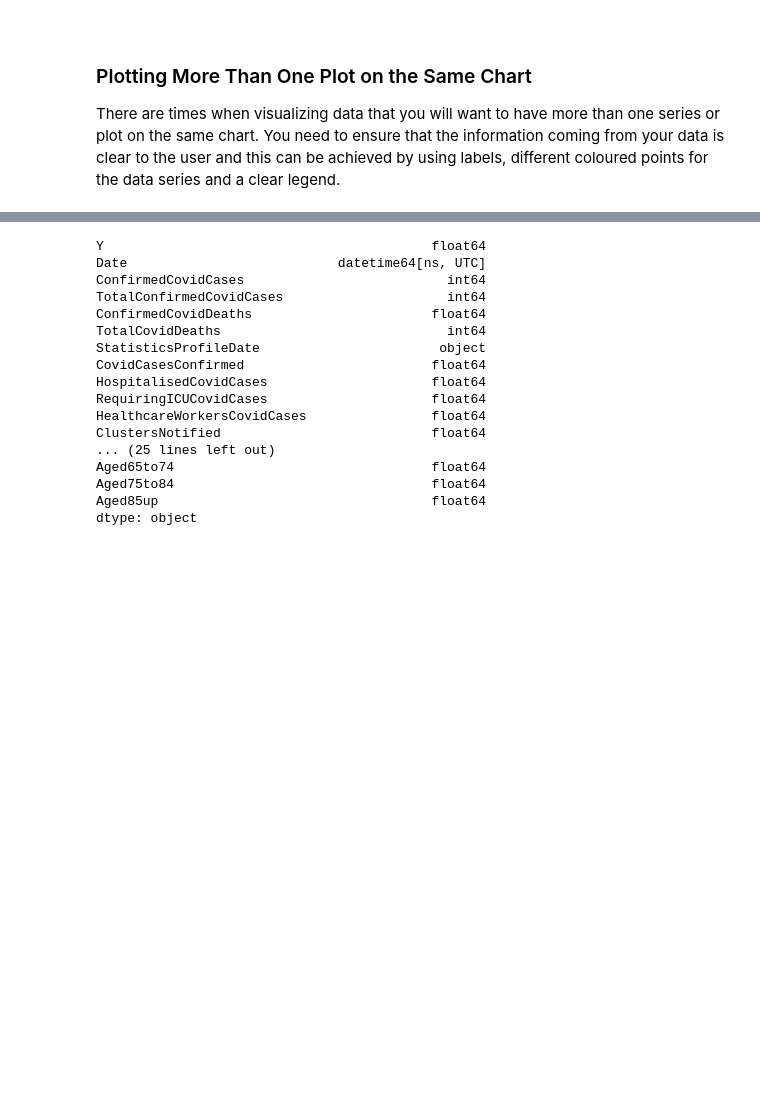
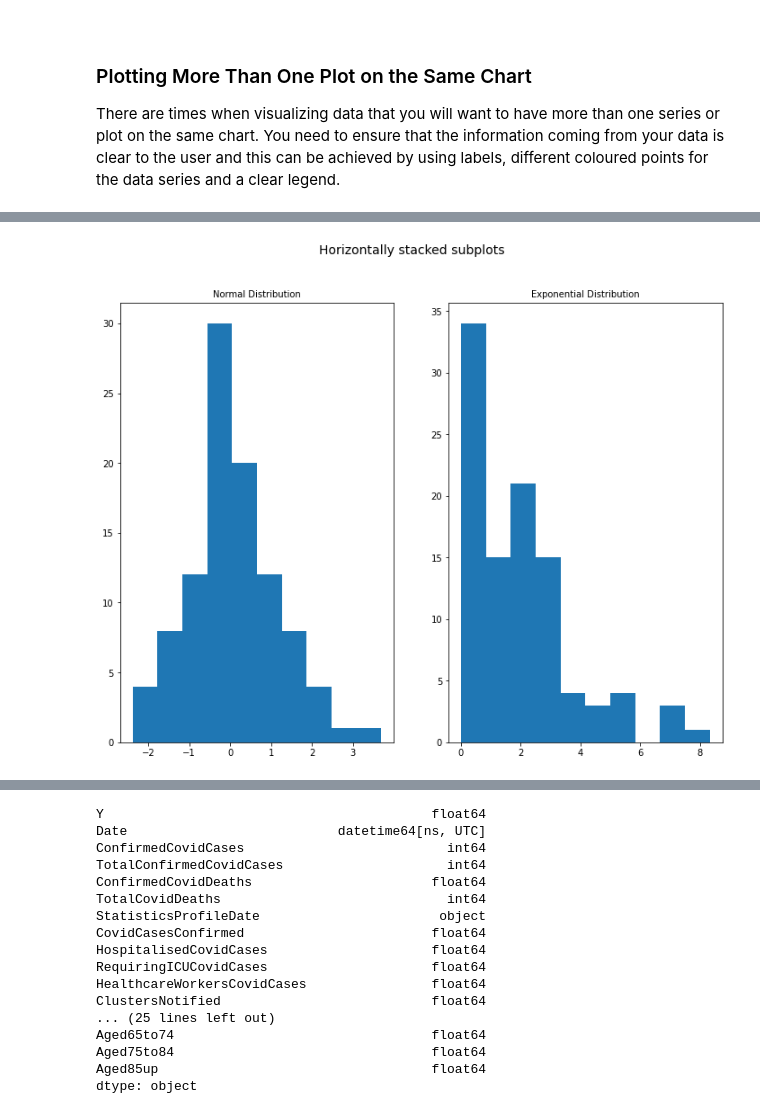
Before and after one commit to Sam-Tracey/Fundamentals-of-Data-Analysis, a Jupyter notebook: pyplot.ipynb, the cells around one changed output, grey strips where cells are left out. Drawn from its saved outputs; the diff is of its cells as text; code cells hidden in the pictures; blank space fills up the shorter version.

```diff
--- a/pyplot.ipynb
+++ b/pyplot.ipynb
@@ -129,0 +168,19 @@ plt.show()
+# %%
+# Create figure and 2 axes - the first number passed to subplots defines
+# the number of rows. The second number defines the number of columns.
+fig, (ax1, ax2) = plt.subplots(1,2)
+# Add overall title to subplots.
+fig.suptitle('Horizontally stacked subplots', fontsize=14)
+# Add title for subplot 1
+ax1.set_title("Normal Distribution", fontsize=10)
+# Add histogram of normal distribution to subplot 1
+ax1.hist(norm)
+# Add title for subplot 2.
+ax2.set_title("Exponential Distribution", fontsize=10)
+# Add histogram of exponential distribution to subplot 2
+ax2.hist(exp)
+# Set figure size.
+fig.set_size_inches(12,9)
+plt.show()
+# %% [output]
+[figure, added]
```
Also changed, not shown: parts of 6 cells of this notebook.
